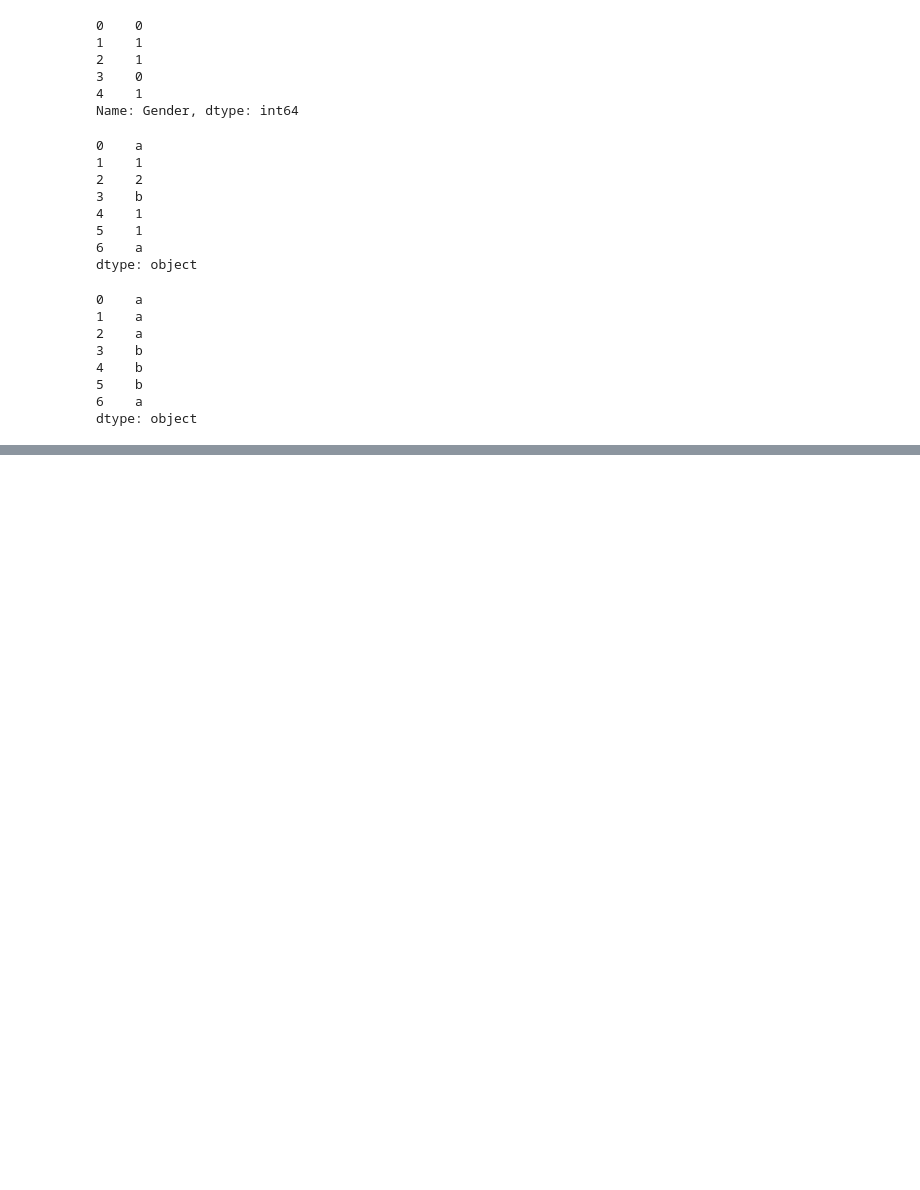
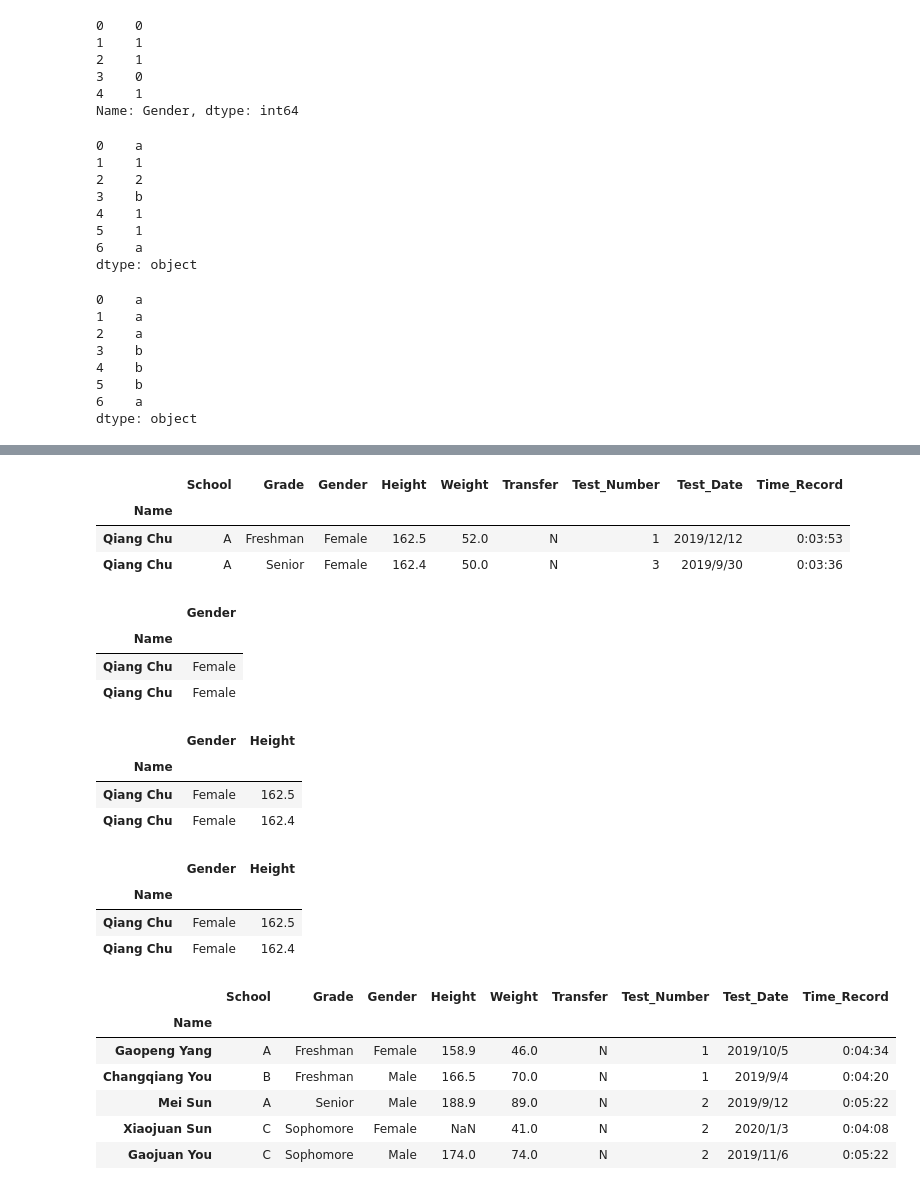
Before and after one commit to zjs1124/python_notebook_in_study, a Jupyter notebook: python/day11/day11.ipynb, the cells around one changed output, grey strips where cells are left out. Cells and saved outputs as stored; diff of their text form; code cells hidden in the pictures; blank space fills up the shorter version.

```diff
--- a/python/day11/day11.ipynb
+++ b/python/day11/day11.ipynb
@@ -483,0 +937,43 @@ dtype: object
+# %%
+# 1.单个元素 ,表示行
+df_csv.loc['Qiang Chu']
+# %% [output]
+|  | School | Grade | Gender | Height | Weight | Transfer | Test_Number | Test_Date | Time_Record |
+| Name |  |  |  |  |  |  |  |  |  |
+| Qiang Chu | A | Freshman | Female | 162.5 | 52.0 | N | 1 | 2019/12/12 | 0:03:53 |
+| Qiang Chu | A | Senior | Female | 162.4 | 50.0 | N | 3 | 2019/9/30 | 0:03:36 |
+# %%
+# 2.使用行列
+df_csv.loc[['Qiang Chu'],['Gender']]
+# %% [output]
+|  | Gender |
+| Name |  |
+| Qiang Chu | Female |
+| Qiang Chu | Female |
+# %%
+# 3.使用列表
+df_csv.loc[['Qiang Chu'],['Gender','Height']]
+# %% [output]
+|  | Gender | Height |
+| Name |  |  |
+| Qiang Chu | Female | 162.5 |
+| Qiang Chu | Female | 162.4 |
+# %%
+#使用numpy数组
+df_csv.loc[['Qiang Chu'],np.array(['Gender','Height'])]
+# %% [output]
+|  | Gender | Height |
+| Name |  |  |
+| Qiang Chu | Female | 162.5 |
+| Qiang Chu | Female | 162.4 |
+# %%
+# 使用切片
+df_csv.loc['Gaopeng Yang':'Gaojuan You'].head()b
+# %% [output]
+|  | School | Grade | Gender | Height | Weight | Transfer | Test_Number | Test_Date | Time_Record |
+| Name |  |  |  |  |  |  |  |  |  |
+| Gaopeng Yang | A | Freshman | Female | 158.9 | 46.0 | N | 1 | 2019/10/5 | 0:04:34 |
+| Changqiang You | B | Freshman | Male | 166.5 | 70.0 | N | 1 | 2019/9/4 | 0:04:20 |
+| Mei Sun | A | Senior | Male | 188.9 | 89.0 | N | 2 | 2019/9/12 | 0:05:22 |
+| Xiaojuan Sun | C | Sophomore | Female | NaN | 41.0 | N | 2 | 2020/1/3 | 0:04:08 |
+| Gaojuan You | C | Sophomore | Male | 174.0 | 74.0 | N | 2 | 2019/11/6 | 0:05:22 |
```
Also changed, not shown: parts of 94 cells of this notebook.
